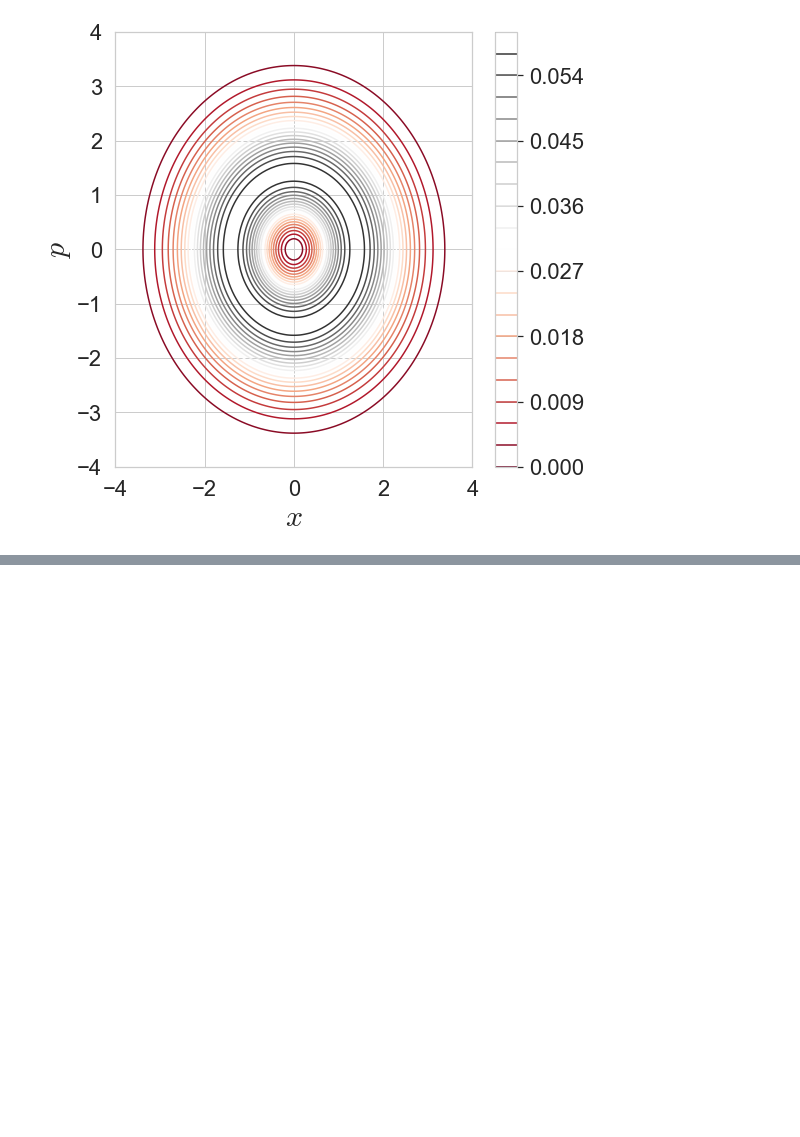
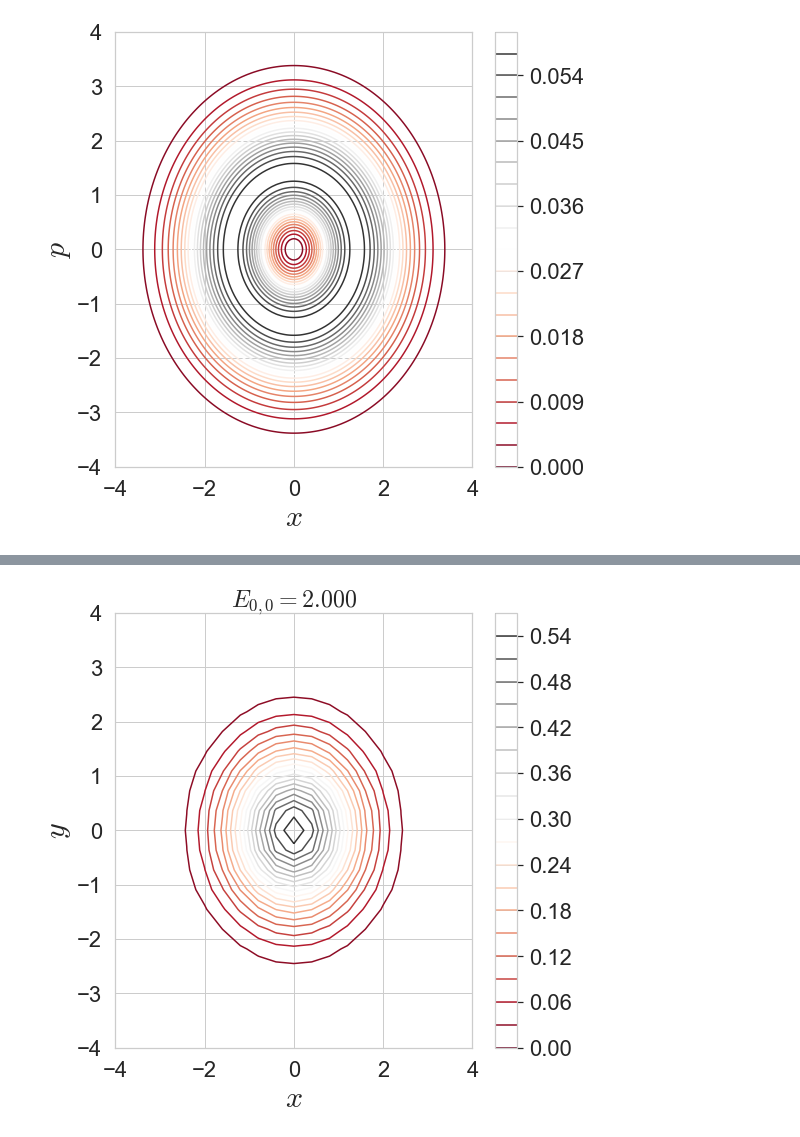
Before and after one commit to WyLyu/Quantum, a Jupyter notebook: quantum_harmonic.ipynb, the cells around one changed output, grey strips where cells are left out. Cells and saved outputs as stored; diff of their text form; code cells hidden in the pictures; blank space fills up the shorter version.

```diff
--- a/quantum_harmonic.ipynb
+++ b/quantum_harmonic.ipynb
@@ -418,0 +379,29 @@ plt.show()
+# %%
+#%% Analytical solution of the 2 DOF harmonic oscilattor
+psi_x_y = np.zeros((N_y, N_x))
+sns.set(font_scale = 2)
+sns.set_style("whitegrid")
+ax = plt.gca()
+n_x = 0 # n_x, n_y are quantum numbers in x, y coordinates
+n_y = 0
+plotx = np.linspace(a,b,N_x)
+ploty = np.linspace(c,d,N_y)
+X,Y = np.meshgrid(plotx, ploty)
+evalue = h*parameters[4]*(n_x+n_y+1)
+for i in range(N_x):
+    for j in range(N_y):
+        psi_x_y[j, i] = quantum_1DOF.harmonic_2DOF_analytical(plotx[i], ploty[j], omega, n_x, n_y, h)
+# projection of the energy eigenfunction on the x-y configuration space
+cset1 = plt.contour(X, Y, psi_x_y, 20, \
+                   cmap='RdGy' %(evalue))
+ax.set_xlabel(r'$x$', fontsize=axis_fs)
+ax.set_ylabel(r'$y$', fontsize=axis_fs)
+ax.set_xlim(a, b)
+ax.set_ylim(c, d)
+ax.set_title(r'$E_{%s,%s}=%.3f$' %(n_x, n_y, evalue))
+plt.colorbar()
+plt.show()
+# plt.savefig('quantum_harm2DOF_eigenvec_0_ana.pdf', format='pdf', \
+#             bbox_inches='tight')
+# %% [output]
+[figure, added]
```
Also changed, not shown: parts of 17 cells of this notebook, 2 other files.
